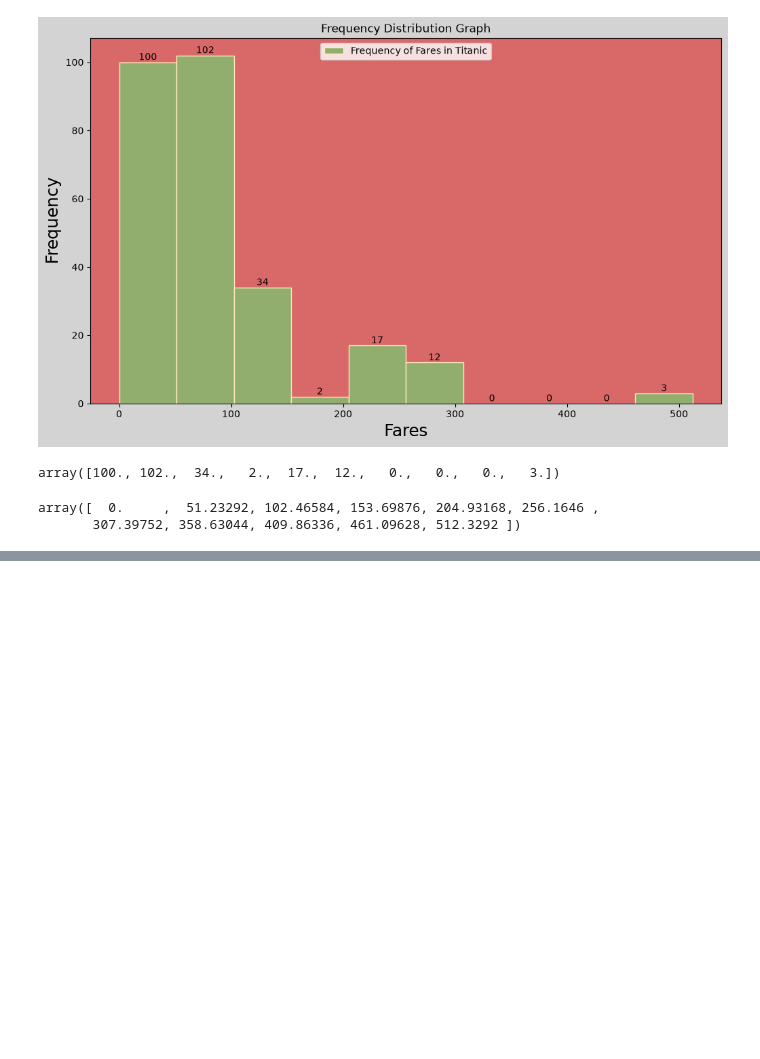
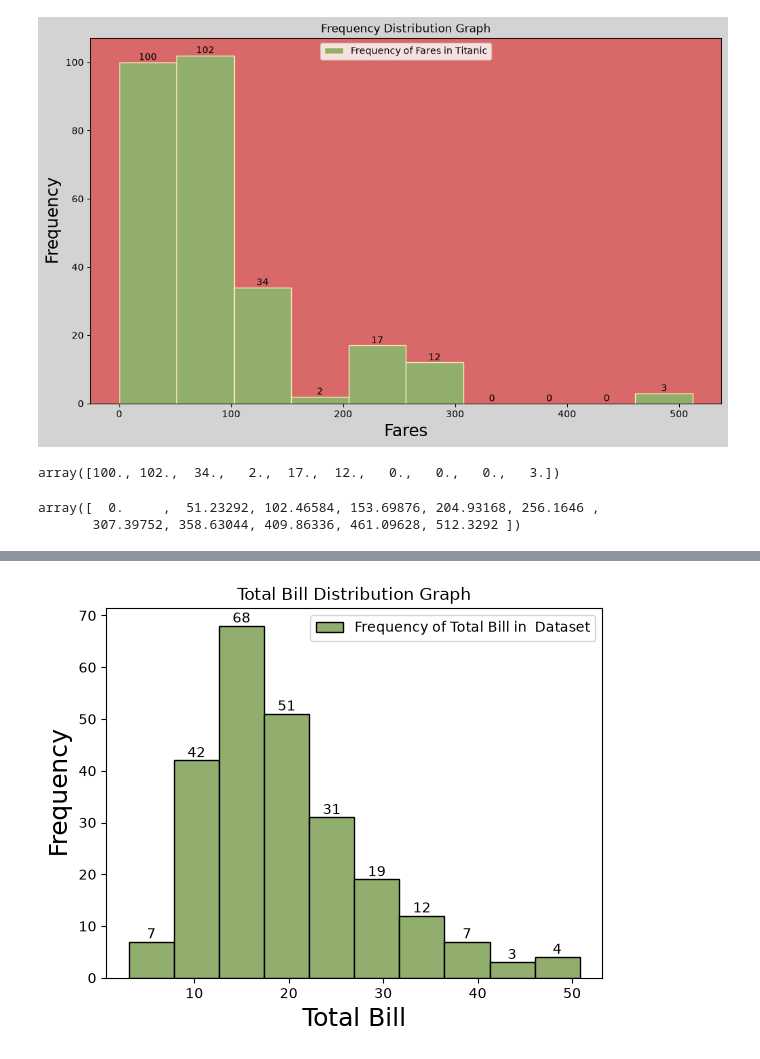
Before and after one commit to Ashuu189/python-libraries-pro, a Jupyter notebook: PracticeSheet/complete-matplotlib-sheet.ipynb, the cells around one changed output, grey strips where cells are left out. Saved outputs shown, nothing was run; the diff lists cells and outputs as text; code cells hidden in the pictures; blank space fills up the shorter version.

Commit message:
Completed hist graph in matplotlib and started project

```diff
--- a/PracticeSheet/complete-matplotlib-sheet.ipynb
+++ b/PracticeSheet/complete-matplotlib-sheet.ipynb
@@ -590,0 +600,11 @@ array([  0.     ,  51.23292, 102.46584, 153.69876, 204.93168, 256.1646 ,
+# %%
+colors=['#91AE6E']
+a=plt.hist(tips['total_bill'], edgecolor='black',color=colors,bins=10, label='Frequency of Total Bill in  Dataset')
+plt.xlabel('Total Bill',fontsize=18)
+plt.ylabel('Frequency',fontsize=18)
+plt.title('Total Bill Distribution Graph')
+plt.legend(loc='upper right')
+plt.bar_label(a[2])
+plt.show()
+# %% [output]
+[figure, added]
```
Also changed, not shown: parts of 9 cells of this notebook, 1 other file.
